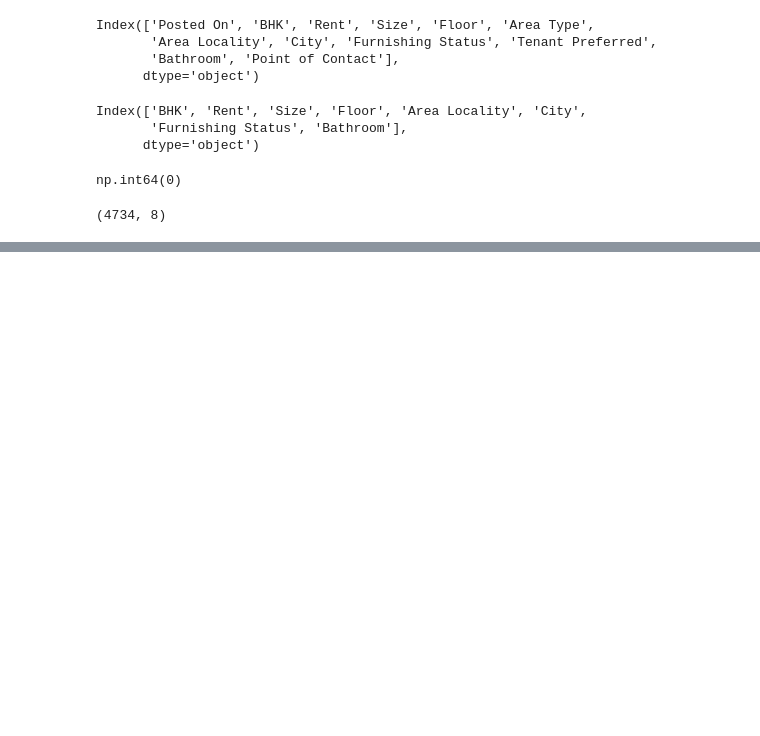
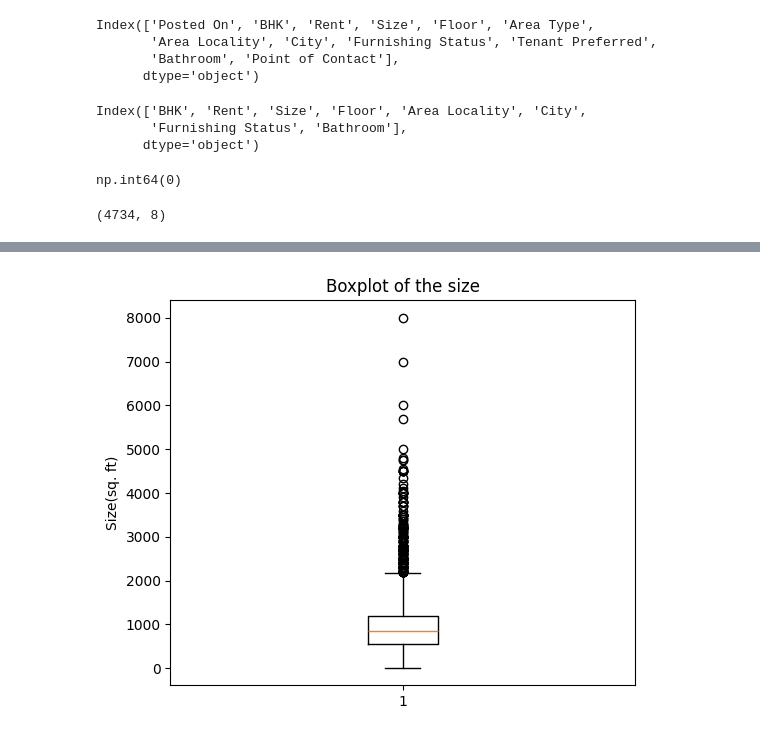
Before and after one commit to Comrade123-123/house-rent-predictor, a Jupyter notebook: house_rent_prediction.ipynb, the cells around one changed output, grey strips where cells are left out. Drawn from its saved outputs; the diff is of its cells as text; code cells hidden in the pictures; blank space fills up the shorter version.

```diff
--- a/house_rent_prediction.ipynb
+++ b/house_rent_prediction.ipynb
@@ -111,0 +152,8 @@ df.shape
+# %%
+plt.figure(figsize=(6,5))
+plt.boxplot(df["Size"])
+plt.title("Boxplot of the size")
+plt.ylabel("Size(sq. ft)")
+plt.show()
+# %% [output]
+[figure, added]
```
Also changed, not shown: parts of 8 cells of this notebook.
